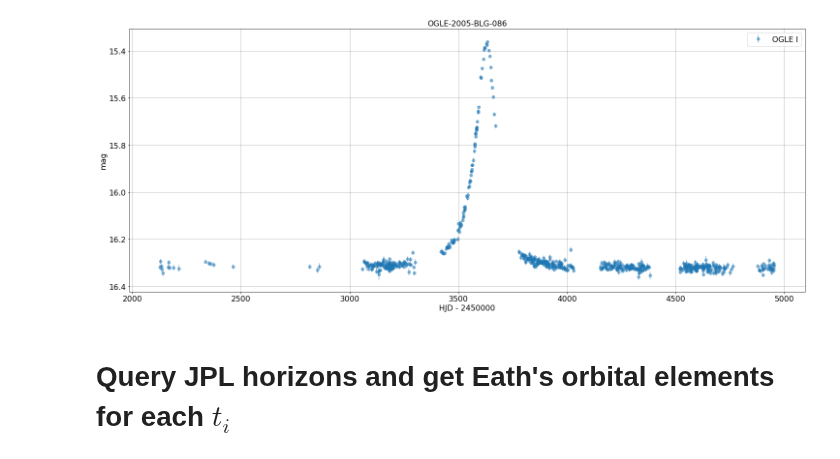
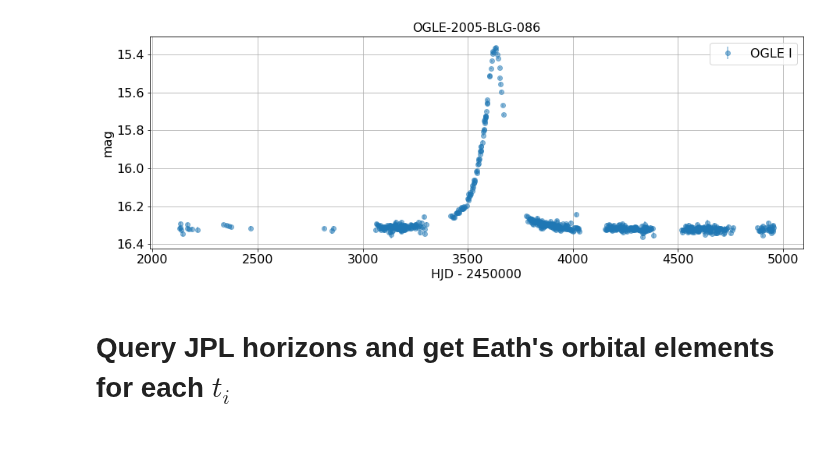
Before and after one commit to fbartolic/caustic, a Jupyter notebook: caustic/notebooks/testing_parallax_implementation.ipynb, the cells around one changed output. Drawn from its saved outputs; the diff is of its cells as text; code cells hidden in the pictures.

```diff
--- a/caustic/notebooks/testing_parallax_implementation.ipynb
+++ b/caustic/notebooks/testing_parallax_implementation.ipynb
@@ -15,27 +15,16 @@ mpl.rcParams['axes.labelsize'] = 16
 mpl.rcParams['xtick.labelsize'] = 16
 mpl.rcParams['ytick.labelsize'] = 16
 mpl.rcParams['axes.titlesize'] = 16
-# %%
-event_dir = '../data/OB05086/'
-event = Data()
-t = Table.read(event_dir + 'phot.dat', format='ascii',
-    names=('HJD', 'mag', 'mag_err'))
-t['HJD'] = t['HJD'] + 2450000
-t.meta = {'observatory':'OGLE', 'filter':'I'}
-event.tables.append(t)
-mask = np.ones(len(t['HJD']), dtype=bool)
-event.masks.append(mask)
-event.coordinates = SkyCoord("18h04m45.71s", "-26d59m15.2s")
-event.event_name = 'OGLE-2005-BLG-086'
-event.units = 'magnitudes'
-
-
-
-fig, ax = plt.subplots(figsize=(25, 10))
-# event.remove_worst_outliers(window_size=11, mad_cutoff=7)
-event.plot(ax)
-# %% [output]
-[figure, removed]
+# %%
+# Load event data
+event_dir = '../../data/OB05086/'
+event = OGLEData(event_dir)
+
+# Plot data
+fig, ax = plt.subplots(figsize=(15, 5))
+event.plot(ax);
+# %% [output]
+[figure, added]
 # %% [markdown]
 # Query JPL horizons and get Eath's orbital elements for each $t_i$
 # %%
```
Also changed, not shown: parts of 1 cell of this notebook, 2 other files.
